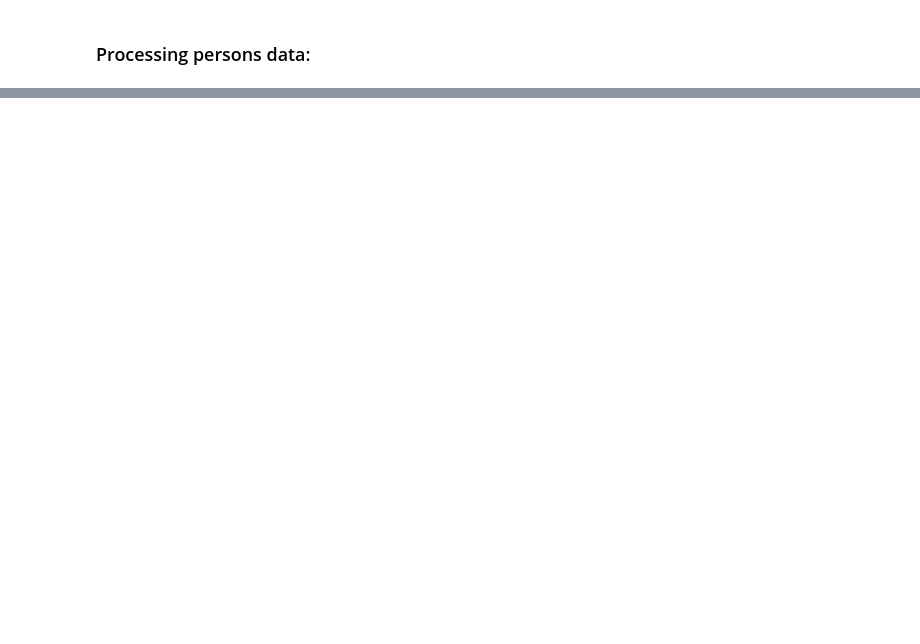
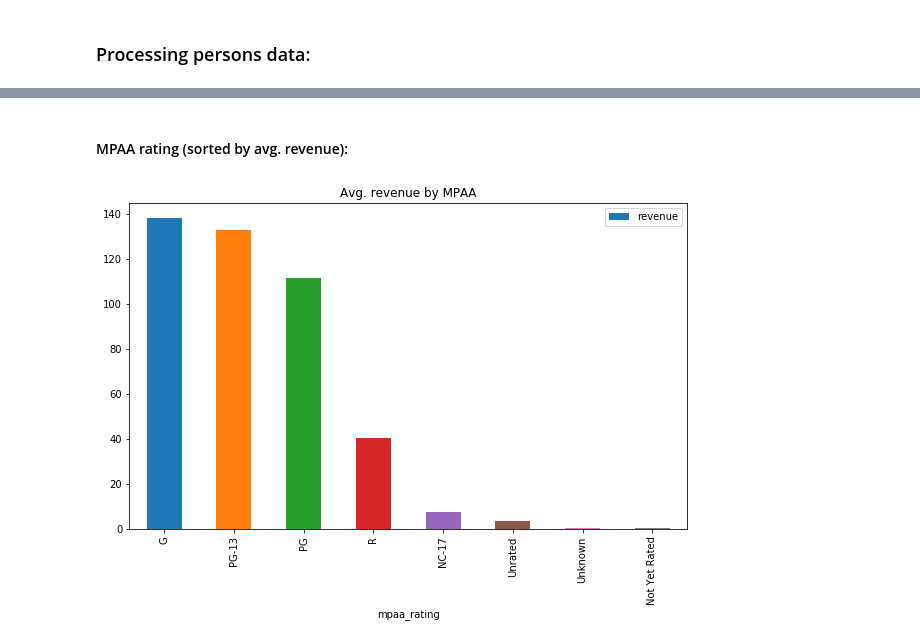
Before and after one commit to ZzerozZ/MovieRevenuePredicter, a Jupyter notebook: Movies_Preprocess.ipynb, the cells around one changed output, grey strips where cells are left out. Cells and saved outputs as stored; diff of their text form; code cells hidden in the pictures; blank space fills up the shorter version.

```diff
--- a/Movies_Preprocess.ipynb
+++ b/Movies_Preprocess.ipynb
@@ -462,0 +417,8 @@ save_obj(df, 'obj/movie_feats')
+# %% [markdown]
+#### MPAA rating (sorted by avg. revenue):
+# %%
+gr_by(df, key='mpaa_rating').sort_values('revenue', ascending=False).iloc[:20]\
+                            .plot.bar(x='mpaa_rating', y='revenue', figsize=(10,6), title='Avg. revenue by MPAA')
+plt.savefig('obj/revenue_mpaa_rating.png', dpi=200)
+# %% [output]
+[figure, added]
```
Also changed, not shown: parts of 71 cells of this notebook, 8 other files.
